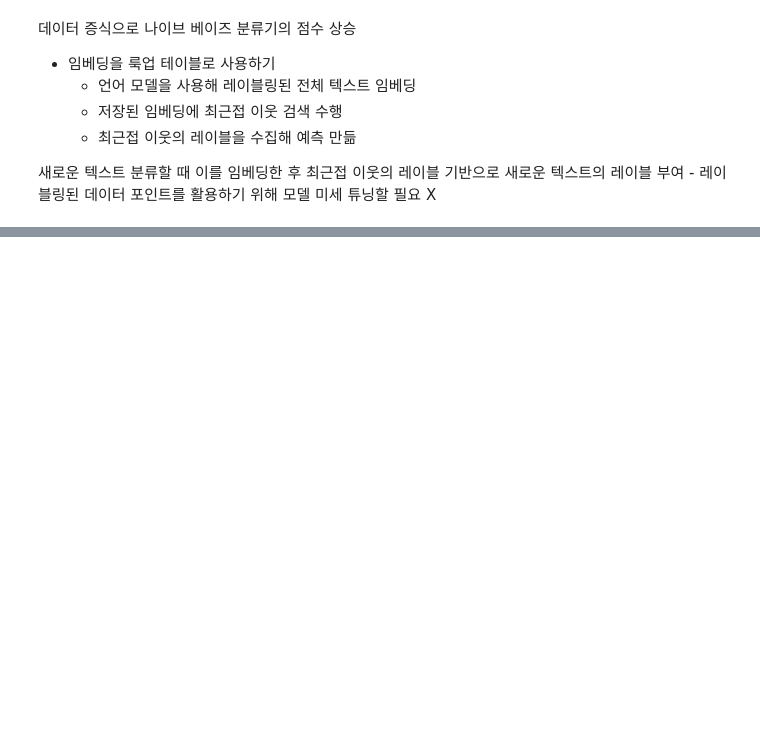
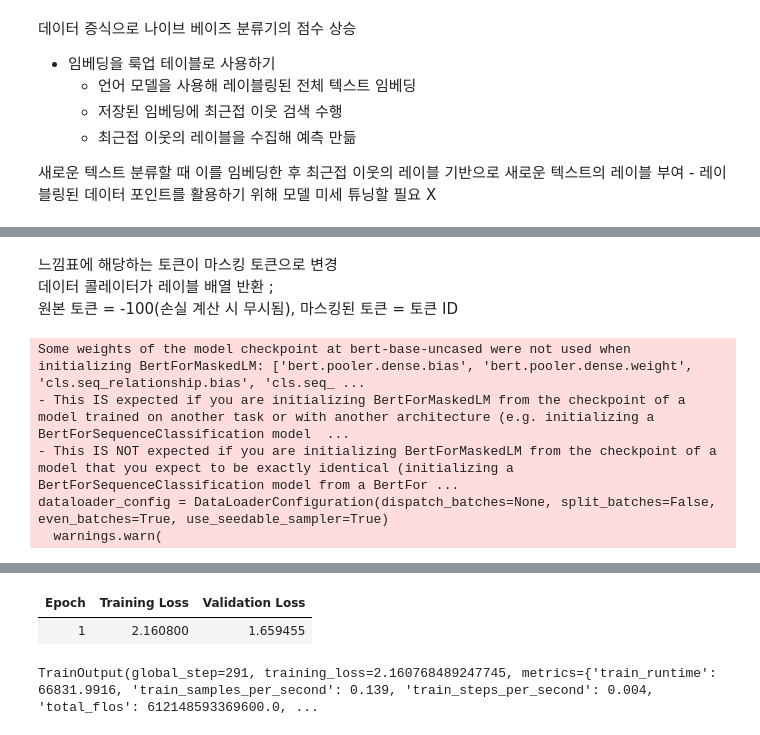
Before and after one commit to 12L-zl/NLP_with_Transformers, a Jupyter notebook: CH09_레이블 부족 문제 다루기.ipynb, the cells around one changed output, grey strips where cells are left out. Saved outputs shown, nothing was run; the diff lists cells and outputs as text; code cells hidden in the pictures; blank space fills up the shorter version.

```diff
--- a/CH09_레이블 부족 문제 다루기.ipynb
+++ b/CH09_레이블 부족 문제 다루기.ipynb
@@ -658,0 +952,53 @@ plt.show()
+# %%
+def tokenize(batch):
+    return tokenizer(batch["text"], truncation=True,
+                     max_length=128, return_special_tokens_mask=True) # 토큰화할 때 마스크 얻음
+
+ds_mlm = ds.map(tokenize, batched=True)
+ds_mlm = ds_mlm.remove_columns(["labels", "text", "label_ids"])
+# %%
+from transformers import DataCollatorForLanguageModeling, set_seed
+
+data_collator = DataCollatorForLanguageModeling(tokenizer=tokenizer,
+                                                mlm_probability=0.15) # 모델의 토크나이저와 마스킹할 토큰 비율
+# %%
+set_seed(3)
+data_collator.return_tensors = "np"
+inputs = tokenizer("Transformers are awesome!", return_tensors="np")
+original_input_ids = inputs["input_ids"][0]
+outputs = data_collator([{"input_ids": inputs["input_ids"][0]}])
+masked_input_ids = outputs["input_ids"][0]
+
+pd.DataFrame({
+    "Original tokens": tokenizer.convert_ids_to_tokens(original_input_ids),
+    "Masked tokens": tokenizer.convert_ids_to_tokens(masked_input_ids),
+    "Original input_ids": original_input_ids,
+    "Masked input_ids": masked_input_ids,
+    "Labels": outputs["labels"][0]}).T
+
+data_collator.return_tensors = "pt"
+# %% [markdown]
+느낌표에 해당하는 토큰이 마스킹 토큰으로 변경
+데이터 콜레이터가 레이블 배열 반환 ;
+원본 토큰 = -100(손실 계산 시 무시됨), 마스킹된 토큰 = 토큰 ID
+# %%
+from transformers import AutoModelForMaskedLM
+
+training_args = TrainingArguments(
+    output_dir = f"{model_ckpt}-issues-128", per_device_train_batch_size=32,
+    logging_strategy="epoch", evaluation_strategy="epoch", save_strategy="no",
+    num_train_epochs=1, push_to_hub=True, log_level="error", report_to="none") # epoch=20
+
+
+trainer = Trainer(
+        model=AutoModelForMaskedLM.from_pretrained("bert-base-uncased"),
+        tokenizer=tokenizer, args=training_args, data_collator=data_collator,
+        train_dataset=ds_mlm["unsup"], eval_dataset=ds_mlm["train"])
+
+trainer.train()
+# %% [output]
+Some weights of the model checkpoint at bert-base-uncased were not used when initializing BertForMaskedLM: ['bert.pooler.dense.bias', 'bert.pooler.dense.weight', 'cls.seq_relationship.bias', 'cls.seq_ ...
+- This IS expected if you are initializing BertForMaskedLM from the checkpoint of a model trained on another task or with another architecture (e.g. initializing a BertForSequenceClassification model  ...
+- This IS NOT expected if you are initializing BertForMaskedLM from the checkpoint of a model that you expect to be exactly identical (initializing a BertForSequenceClassification model from a BertFor ...
+dataloader_config = DataLoaderConfiguration(dispatch_batches=None, split_batches=False, even_batches=True, use_seedable_sampler=True)
+  warnings.warn(
@@ -658,0 +1006,3 @@ plt.show()
+| Epoch | Training Loss | Validation Loss |
+| 1 | 2.160800 | 1.659455 |
+TrainOutput(global_step=291, training_loss=2.160768489247745, metrics={'train_runtime': 66831.9916, 'train_samples_per_second': 0.139, 'train_steps_per_second': 0.004, 'total_flos': 612148593369600.0, ...
```
Also changed, not shown: parts of 30 cells of this notebook.
